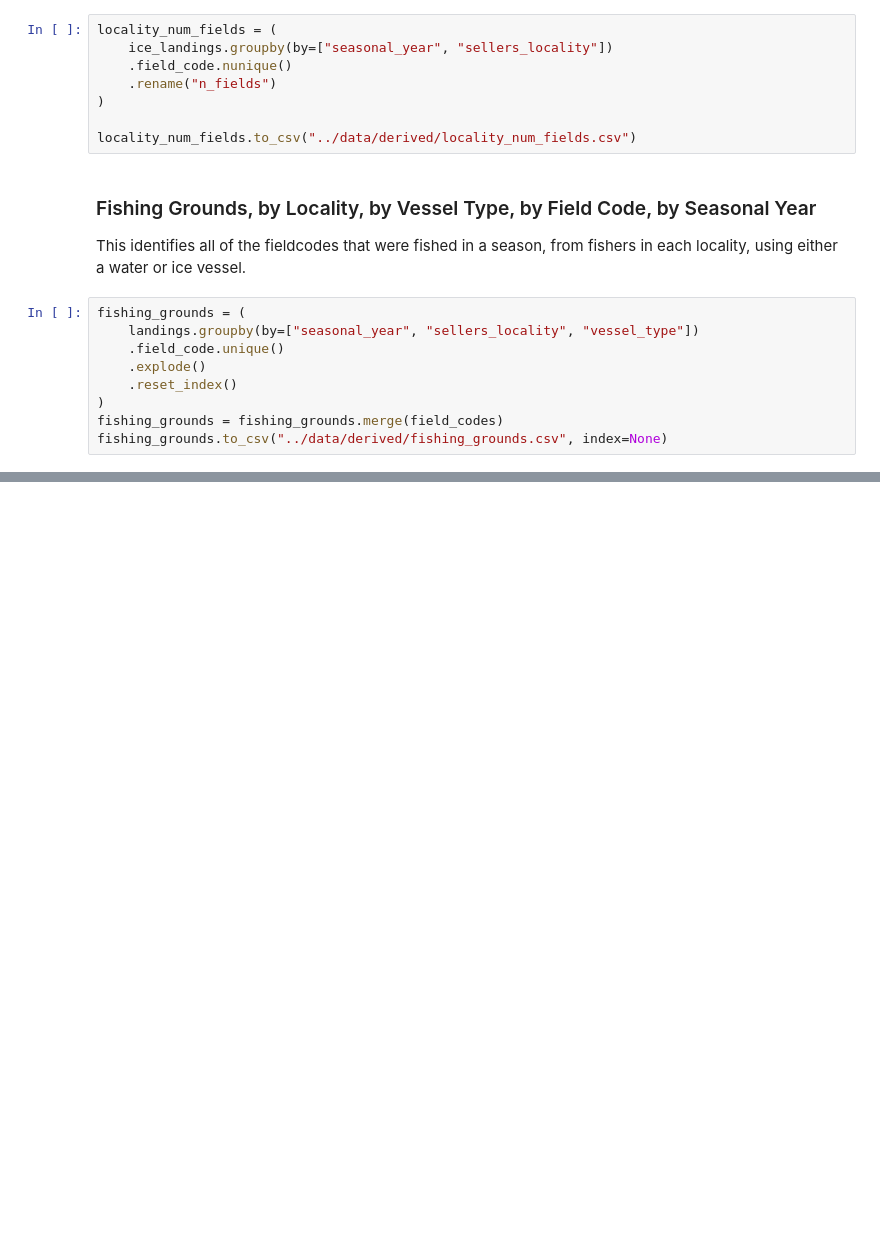
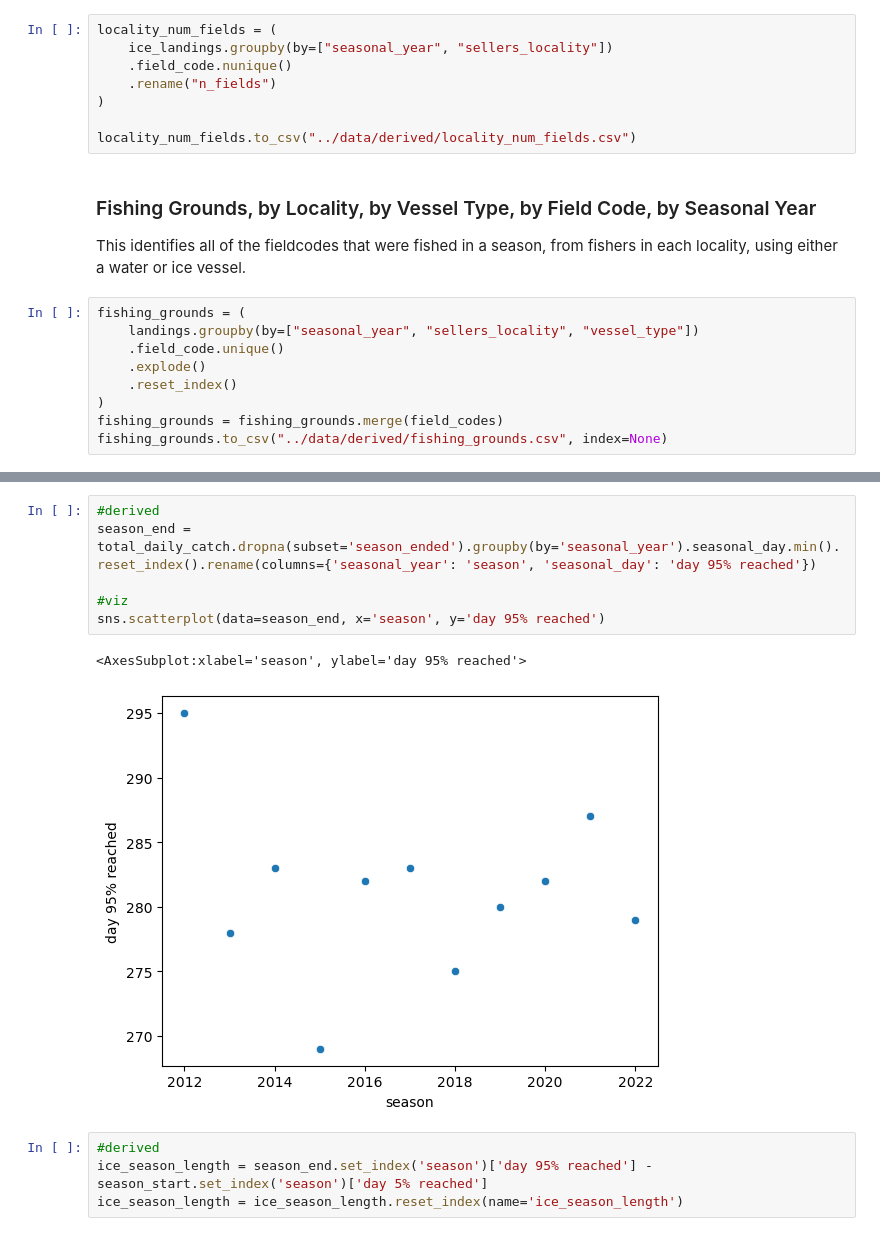
Before and after one commit to huntersnyder/seaicefishing, a Jupyter notebook: notebooks/01-data_cleaning.ipynb, the cells around one changed output, grey strips where cells are left out. Drawn from its saved outputs; the diff is of its cells as text; blank space fills up the shorter version.

```diff
--- a/notebooks/01-data_cleaning.ipynb
+++ b/notebooks/01-data_cleaning.ipynb
@@ -467,0 +538,13 @@ fishing_grounds.to_csv("../data/derived/fishing_grounds.csv", index=None)
+# %%
+#derived
+season_end = total_daily_catch.dropna(subset='season_ended').groupby(by='seasonal_year').seasonal_day.min().reset_index().rename(columns={'seasonal_year': 'season', 'seasonal_day': 'day 95% reached'})
+
+#viz
+sns.scatterplot(data=season_end, x='season', y='day 95% reached')
+# %% [output]
+<AxesSubplot:xlabel='season', ylabel='day 95% reached'>
+[figure, added]
+# %%
+#derived
+ice_season_length = season_end.set_index('season')['day 95% reached'] - season_start.set_index('season')['day 5% reached']
+ice_season_length = ice_season_length.reset_index(name='ice_season_length')
```
Also changed, not shown: parts of 14 cells of this notebook, 15 other files.
